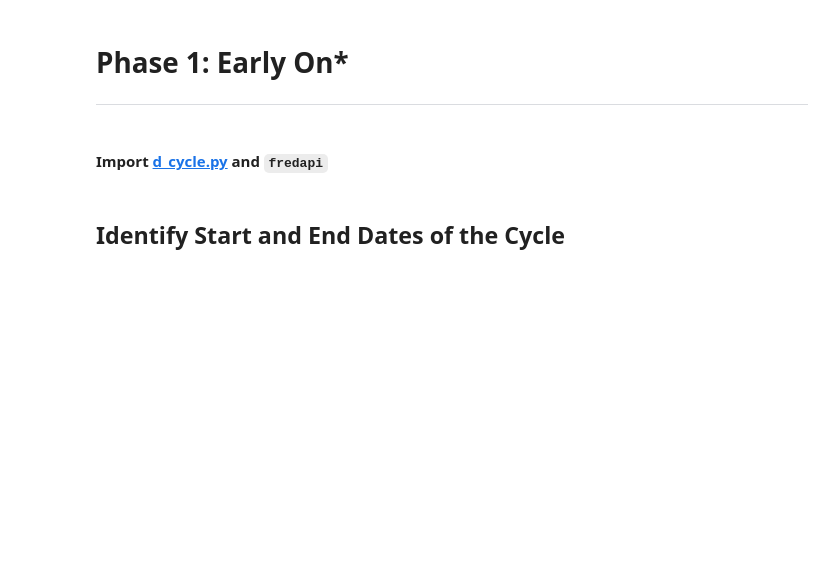
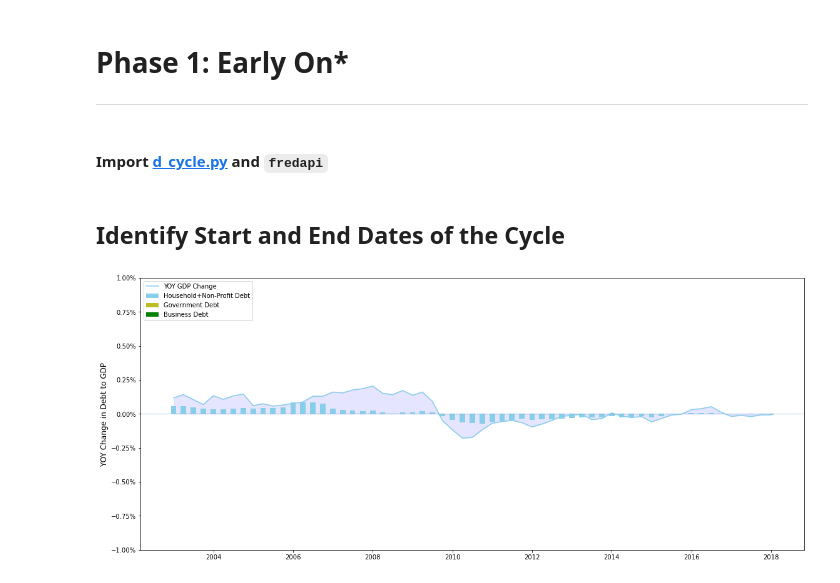
Before and after one commit to bridaniels/Principles_NavigatingBigDebtCrises, a Jupyter notebook: Part1/deflationDebtCycle/01_early.ipynb, the cells around one changed output. Cells and saved outputs as stored; diff of their text form; code cells hidden in the pictures; blank space fills up the shorter version.

```diff
--- a/Part1/deflationDebtCycle/01_early.ipynb
+++ b/Part1/deflationDebtCycle/01_early.ipynb
@@ -16,4 +16,10 @@ fred = Fred(api_key=api_key)
 start = '2002-01-01'
 end = '2018-01-01'
 
-p = dc.BUBBLE_PLOTTING(start=start, end=end)
+#p = dc.BUBBLE_PLOTTING(start=start, end=end)
+
+m = dc.MIXED_BAR_CHART(start=start,end=end)
+# %%
+m.plot_category_debt_to_gdp()
+# %% [output]
+[figure, added]
```
Also changed, not shown: parts of 7 cells of this notebook, 1 other file.
